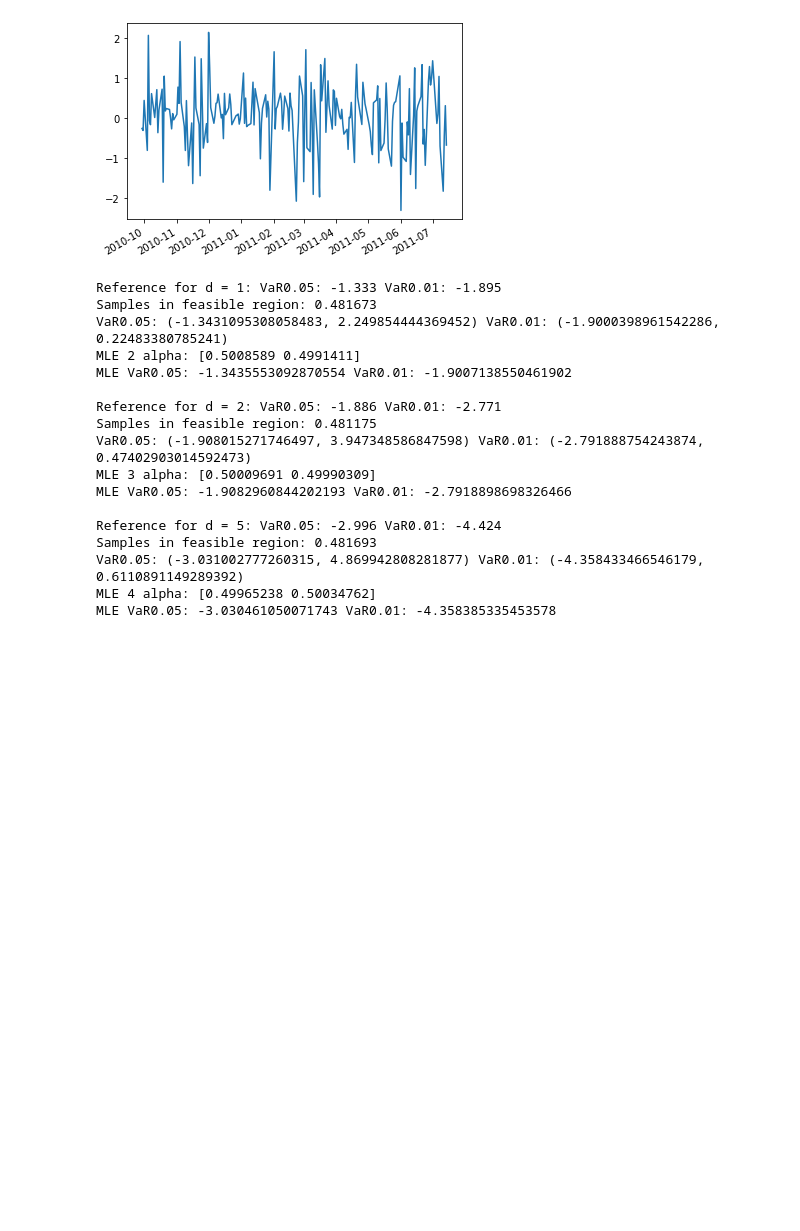
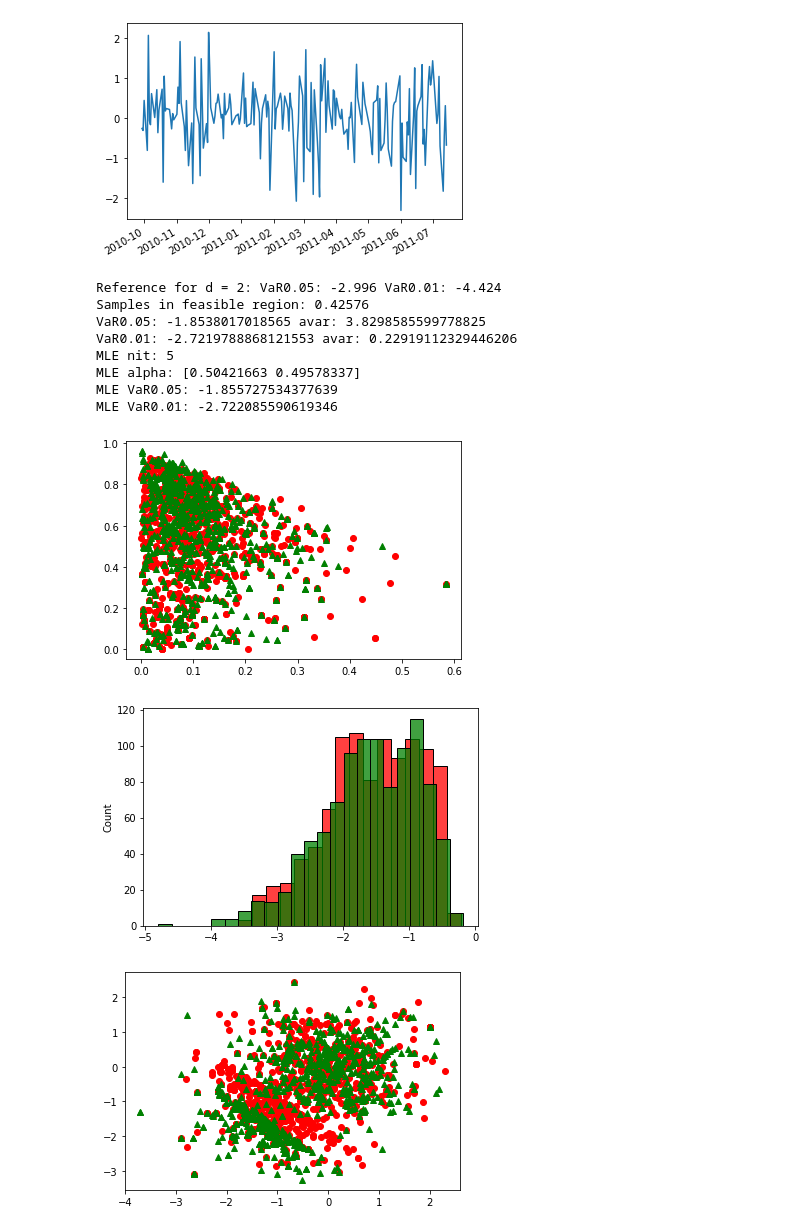
Before and after one commit to IanFla/Two-Stage, a Jupyter notebook: Two-Stage-eg3-simple.ipynb, the cells around one changed output. Saved outputs shown, nothing was run; the diff lists cells and outputs as text; code cells hidden in the pictures; blank space fills up the shorter version.

```diff
--- a/Two-Stage-eg3-simple.ipynb
+++ b/Two-Stage-eg3-simple.ipynb
@@ -124,33 +158,31 @@ def main():
-# %%
-h0=np.std(returns)
-y0=returns[0]
-YT=returns[1:]
-T=YT.size
-prior_pars=[-1,2]
-D=[1,2,5]
-truth=np.array([[-1.333,-1.895],[-1.886,-2.771],[-2.996,-4.424]])
-n=10000
-np.random.seed(1234)
-for i,d in enumerate(D):
-    print('Reference for d = '+str(d)+':','VaR0.05:',truth[i,0],'VaR0.01:',truth[i,1])
-    mu,Sigma=MLE()
-    main()
-    print()
-# %% [output]
-Reference for d = 1: VaR0.05: -1.333 VaR0.01: -1.895
-Samples in feasible region: 0.481673
-VaR0.05: (-1.3431095308058483, 2.249854444369452) VaR0.01: (-1.9000398961542286, 0.22483380785241)
-MLE 2 alpha: [0.5008589 0.4991411]
-MLE VaR0.05: -1.3435553092870554 VaR0.01: -1.9007138550461902
-
-Reference for d = 2: VaR0.05: -1.886 VaR0.01: -2.771
-Samples in feasible region: 0.481175
-VaR0.05: (-1.908015271746497, 3.947348586847598) VaR0.01: (-2.791888754243874, 0.47402903014592473)
-MLE 3 alpha: [0.50009691 0.49990309]
-MLE VaR0.05: -1.9082960844202193 VaR0.01: -2.7918898698326466
-
-Reference for d = 5: VaR0.05: -2.996 VaR0.01: -4.424
-Samples in feasible region: 0.481693
-VaR0.05: (-3.031002777260315, 4.869942808281877) VaR0.01: (-4.358433466546179, 0.6110891149289392)
-MLE 4 alpha: [0.49965238 0.50034762]
-MLE VaR0.05: -3.030461050071743 VaR0.01: -4.358385335453578
+# %%
+d=2
+n=100000
+K=1000
+mu,Sigma=MLE()
+print('Reference for d = '+str(d)+':','VaR0.05:',truth[2,0],'VaR0.01:',truth[d,1])
+pars1,pars2,Yd1,Yd2=pilot(n,K)
+
+plt.plot(pars1[:,1],pars1[:,2],'or')
+plt.plot(pars2[:,1],pars2[:,2],'^g')
+plt.show()
+
+sb.histplot(pars1[:,0],color='r')
+sb.histplot(pars2[:,0],color='g')
+plt.show()
+
+plt.plot(Yd1[:,0],Yd1[:,1],'or')
+plt.plot(Yd2[:,0],Yd2[:,1],'^g')
+plt.show()
+# %% [output]
+Reference for d = 2: VaR0.05: -2.996 VaR0.01: -4.424
+Samples in feasible region: 0.42576
+VaR0.05: -1.8538017018565 avar: 3.8298585599778825
+VaR0.01: -2.7219788868121553 avar: 0.22919112329446206
+MLE nit: 5
+MLE alpha: [0.50421663 0.49578337]
+MLE VaR0.05: -1.855727534377639
+MLE VaR0.01: -2.722085590619346
+[figure, added]
+[figure, added]
+[figure, added]
```
Also changed, not shown: parts of 2 cells of this notebook.
